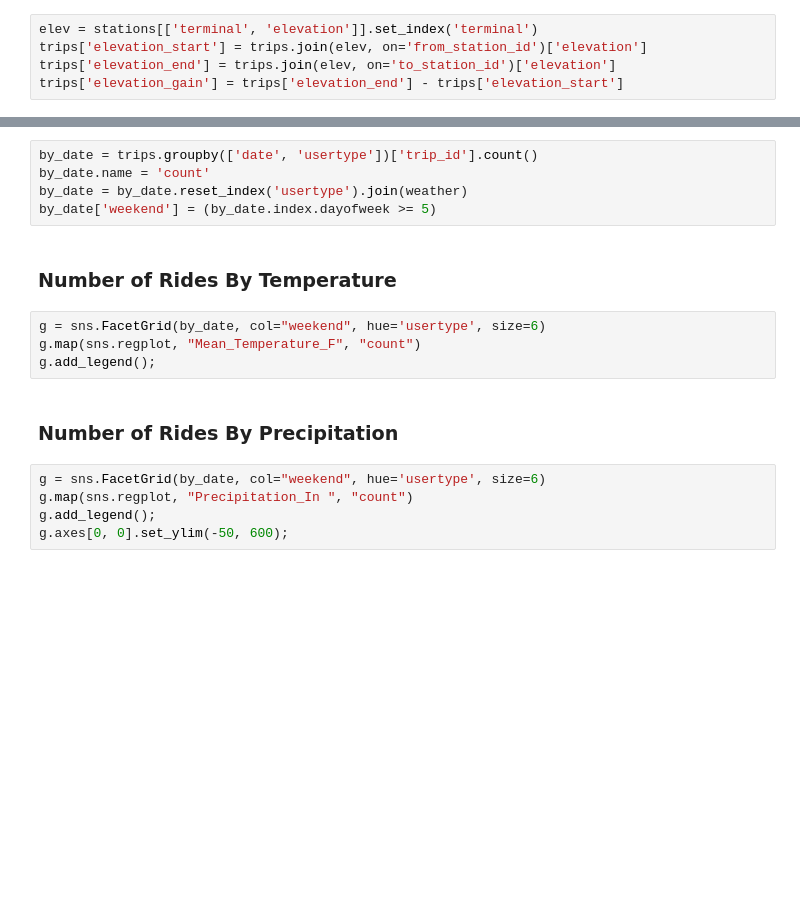
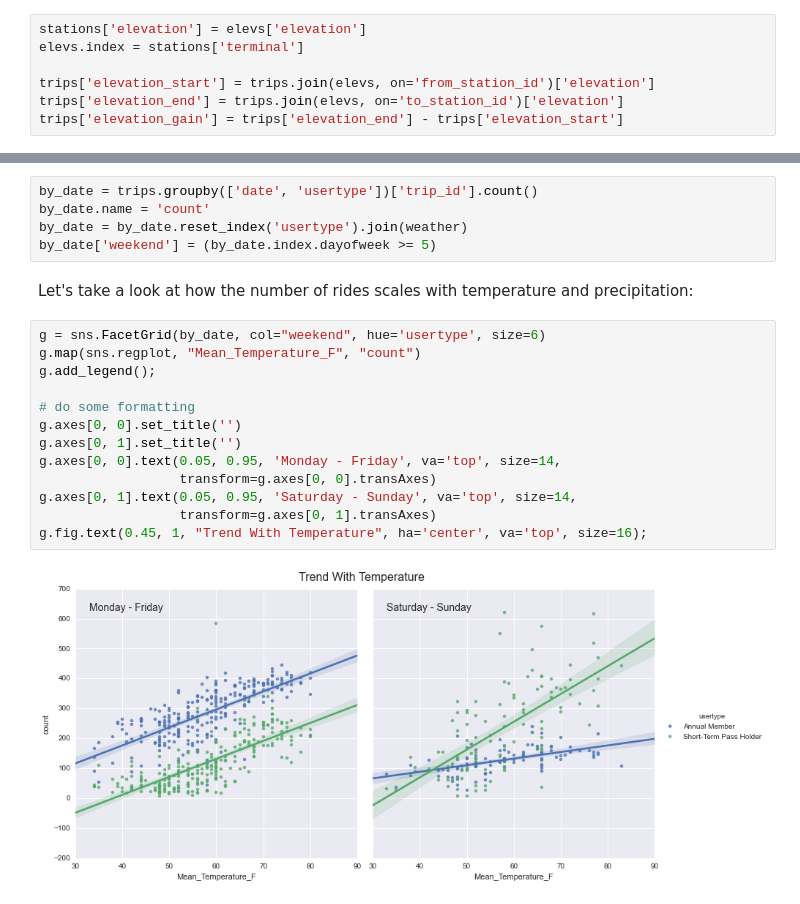
Before and after one commit to jakevdp/ProntoData, a Jupyter notebook: ProntoData.ipynb, the cells around one changed output, grey strips where cells are left out. Drawn from its saved outputs; the diff is of its cells as text; blank space fills up the shorter version.

```diff
--- a/ProntoData.ipynb
+++ b/ProntoData.ipynb
@@ -212,5 +313,7 @@ stations.head()
 # %%
-elev = stations[['terminal', 'elevation']].set_index('terminal')
-trips['elevation_start'] = trips.join(elev, on='from_station_id')['elevation']
-trips['elevation_end'] = trips.join(elev, on='to_station_id')['elevation']
+stations['elevation'] = elevs['elevation']
+elevs.index = stations['terminal']
+
+trips['elevation_start'] = trips.join(elevs, on='from_station_id')['elevation']
+trips['elevation_end'] = trips.join(elevs, on='to_station_id')['elevation']
 trips['elevation_gain'] = trips['elevation_end'] - trips['elevation_start']
@@ -239,16 +370,20 @@ by_date = trips.groupby(['date', 'usertype'])['trip_id'].count()
 by_date.name = 'count'
 by_date = by_date.reset_index('usertype').join(weather)
 by_date['weekend'] = (by_date.index.dayofweek >= 5)
-# %% [markdown]
-### Number of Rides By Temperature
-# %%
-g = sns.FacetGrid(by_date, col="weekend", hue='usertype', size=6)
-g.map(sns.regplot, "Mean_Temperature_F", "count")
-g.add_legend();
-# %% [markdown]
-### Number of Rides By Precipitation
-# %%
-g = sns.FacetGrid(by_date, col="weekend", hue='usertype', size=6)
-g.map(sns.regplot, "Precipitation_In ", "count")
-g.add_legend();
-g.axes[0, 0].set_ylim(-50, 600);
+# %% [markdown]
+Let's take a look at how the number of rides scales with temperature and precipitation:
+# %%
+g = sns.FacetGrid(by_date, col="weekend", hue='usertype', size=6)
+g.map(sns.regplot, "Mean_Temperature_F", "count")
+g.add_legend();
+
+# do some formatting
+g.axes[0, 0].set_title('')
+g.axes[0, 1].set_title('')
+g.axes[0, 0].text(0.05, 0.95, 'Monday - Friday', va='top', size=14,
+                  transform=g.axes[0, 0].transAxes)
+g.axes[0, 1].text(0.05, 0.95, 'Saturday - Sunday', va='top', size=14,
+                  transform=g.axes[0, 1].transAxes)
+g.fig.text(0.45, 1, "Trend With Temperature", ha='center', va='top', size=16);
+# %% [output]
+[figure, added]
```
Also changed, not shown: parts of 66 cells of this notebook.
